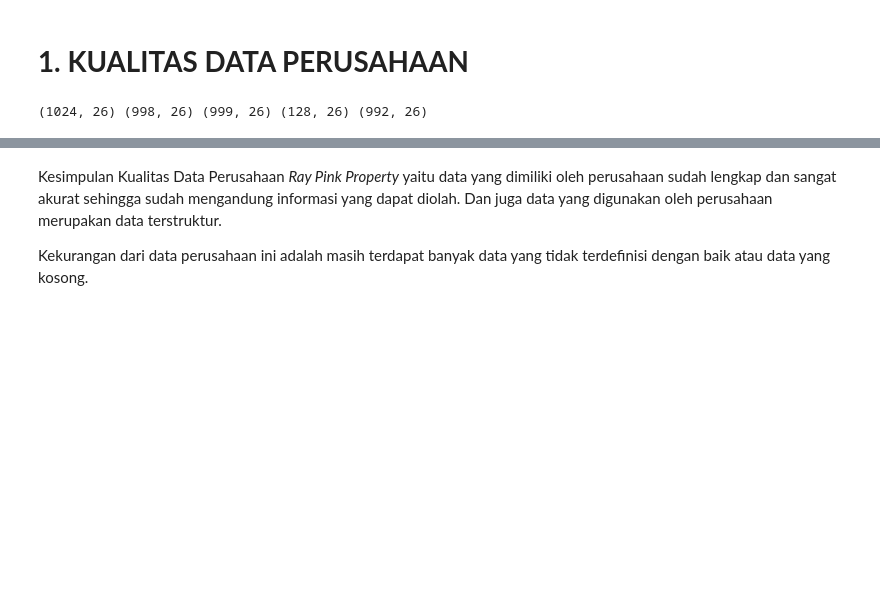
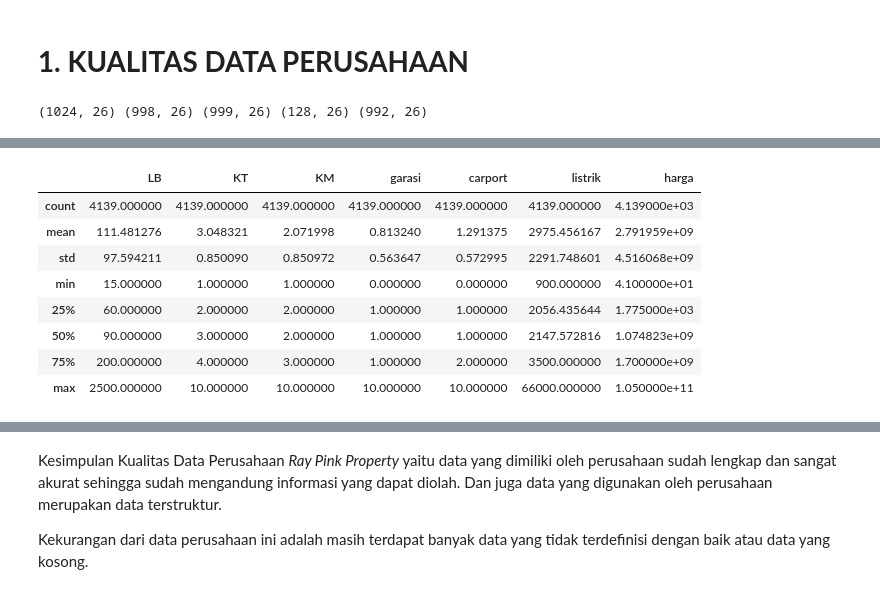
Before and after one commit to zhrnovanka/ADM-Case-01-EDA, a Jupyter notebook: Permasalahan_ADM_Case_01_EDA_Group_I.ipynb, the cells around one changed output, grey strips where cells are left out. Saved outputs shown, nothing was run; the diff lists cells and outputs as text; code cells hidden in the pictures; blank space fills up the shorter version.

```diff
--- a/Permasalahan_ADM_Case_01_EDA_Group_I.ipynb
+++ b/Permasalahan_ADM_Case_01_EDA_Group_I.ipynb
@@ -139,0 +190,13 @@ df
+# %%
+#Statistika Deskriptif
+df.describe()
+# %% [output]
+|  | LB | KT | KM | garasi | carport | listrik | harga |
+| count | 4139.000000 | 4139.000000 | 4139.000000 | 4139.000000 | 4139.000000 | 4139.000000 | 4.139000e+03 |
+| mean | 111.481276 | 3.048321 | 2.071998 | 0.813240 | 1.291375 | 2975.456167 | 2.791959e+09 |
+| std | 97.594211 | 0.850090 | 0.850972 | 0.563647 | 0.572995 | 2291.748601 | 4.516068e+09 |
+| min | 15.000000 | 1.000000 | 1.000000 | 0.000000 | 0.000000 | 900.000000 | 4.100000e+01 |
+| 25% | 60.000000 | 2.000000 | 2.000000 | 1.000000 | 1.000000 | 2056.435644 | 1.775000e+03 |
+| 50% | 90.000000 | 3.000000 | 2.000000 | 1.000000 | 1.000000 | 2147.572816 | 1.074823e+09 |
+| 75% | 200.000000 | 4.000000 | 3.000000 | 1.000000 | 2.000000 | 3500.000000 | 1.700000e+09 |
+| max | 2500.000000 | 10.000000 | 10.000000 | 10.000000 | 10.000000 | 66000.000000 | 1.050000e+11 |
```
Also changed, not shown: parts of 10 cells of this notebook.
